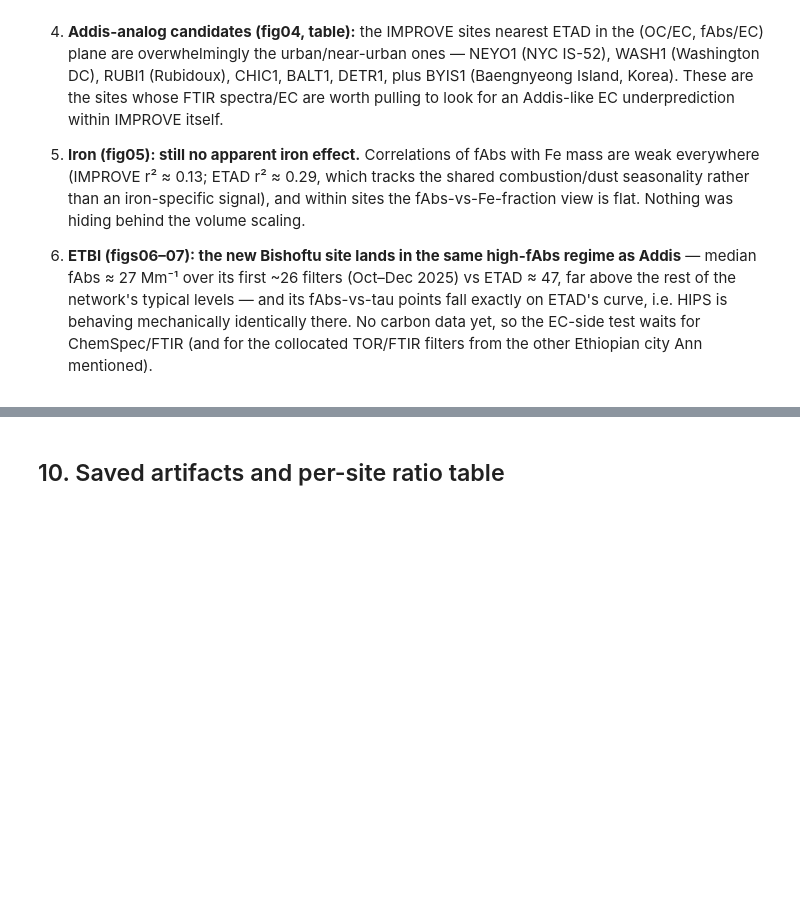
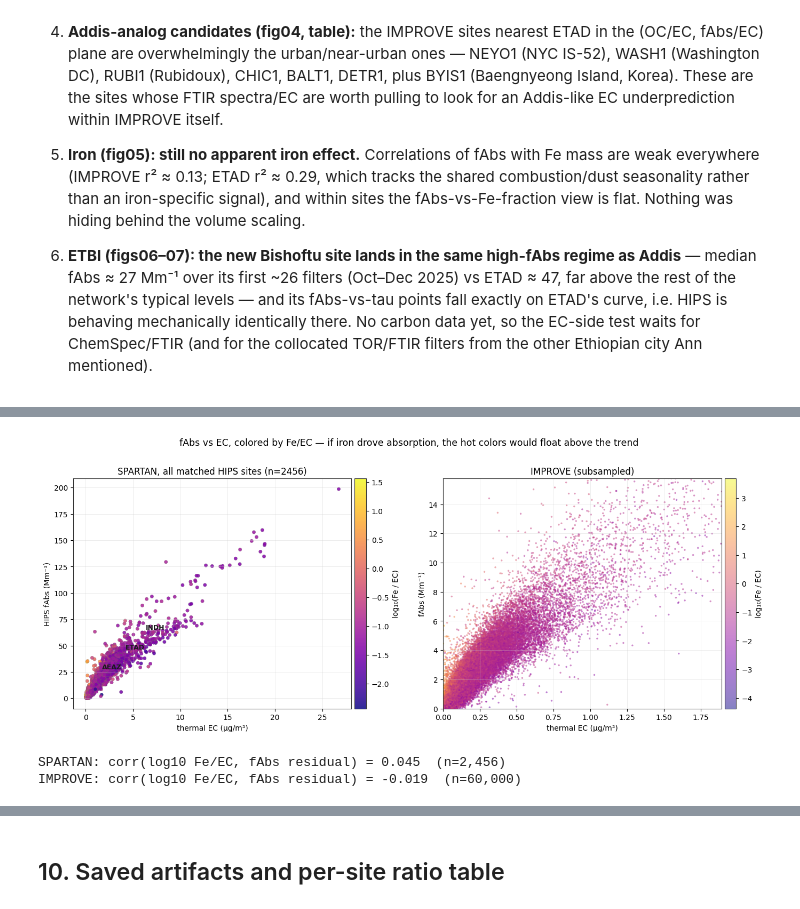
Before and after one commit to ahzs645/aethmodular, a Jupyter notebook: research/spartan/follow_up_mass_and_ratio_plots.ipynb, the cells around one changed output, grey strips where cells are left out. Saved outputs shown, nothing was run; the diff lists cells and outputs as text; code cells hidden in the pictures; blank space fills up the shorter version.

```diff
--- a/research/spartan/follow_up_mass_and_ratio_plots.ipynb
+++ b/research/spartan/follow_up_mass_and_ratio_plots.ipynb
@@ -684,0 +888,43 @@ etbi_summary.head(12)
+# %%
+fig, axes = plt.subplots(1, 2, figsize=(14, 5.6))
+
+d_sp = fe_all.dropna(subset=["Fe_EC", "Fabs", "EC_thermal"])
+d_sp = d_sp[(d_sp["EC_thermal"] > 0) & (d_sp["Fabs"] > 0) & (d_sp["Fe_EC"] > 0)]
+sc = axes[0].scatter(d_sp["EC_thermal"], d_sp["Fabs"], s=22, c=np.log10(d_sp["Fe_EC"]),
+                     cmap="plasma", alpha=0.85, edgecolor="0.4", linewidth=0.2)
+fig.colorbar(sc, ax=axes[0], pad=0.01).set_label("log₁₀(Fe / EC)")
+for site in ["ETAD", "AEAZ", "INDH"]:
+    g = d_sp[d_sp["Site"].eq(site)]
+    if len(g):
+        axes[0].annotate(site, (g["EC_thermal"].median(), g["Fabs"].median()),
+                         fontsize=9, fontweight="bold", color="0.1")
+axes[0].set_xlabel("thermal EC (µg/m³)")
+axes[0].set_ylabel("HIPS fAbs (Mm⁻¹)")
+axes[0].set_title(f"SPARTAN, all matched HIPS sites (n={len(d_sp)})")
+
+d_im = imp_valid.dropna(subset=["Fe_EC"])
+d_im = d_im[d_im["Fe_EC"] > 0].sample(min(60000, len(imp_valid)), random_state=0)
+sc = axes[1].scatter(d_im["ECf_Val"], d_im["fAbs_Val"], s=6, c=np.log10(d_im["Fe_EC"]),
+                     cmap="plasma", alpha=0.5, linewidths=0, rasterized=True)
+fig.colorbar(sc, ax=axes[1], pad=0.01).set_label("log₁₀(Fe / EC)")
+axes[1].set_xlim(0, d_im["ECf_Val"].quantile(0.995))
+axes[1].set_ylim(0, d_im["fAbs_Val"].quantile(0.995))
+axes[1].set_xlabel("thermal EC (µg/m³)")
+axes[1].set_ylabel("fAbs (Mm⁻¹)")
+axes[1].set_title("IMPROVE (subsampled)")
+fig.suptitle("fAbs vs EC, colored by Fe/EC — if iron drove absorption, the hot colors would float above the trend",
+             y=1.01, fontsize=12.5)
+fig.tight_layout()
+fig.savefig(FIG_DIR / "fig10_fabs_ec_colored_by_fe_ec.png", dpi=200, bbox_inches="tight")
+plt.show()
+
+# Quantify: within each network, does Fe/EC explain residual absorption?
+for name, d, xc, yc in [("SPARTAN", d_sp, "EC_thermal", "Fabs"), ("IMPROVE", d_im, "ECf_Val", "fAbs_Val")]:
+    st = calculate_regression_stats(d[xc], d[yc])
+    resid = d[yc] - (st["slope"] * d[xc] + st["intercept"])
+    r = np.corrcoef(np.log10(d["Fe_EC"]), resid)[0, 1]
+    print(f"{name}: corr(log10 Fe/EC, fAbs residual) = {r:.3f}  (n={len(d):,})")
+# %% [output]
+[figure, added]
+SPARTAN: corr(log10 Fe/EC, fAbs residual) = 0.045  (n=2,456)
+IMPROVE: corr(log10 Fe/EC, fAbs residual) = -0.019  (n=60,000)
```
Also changed, not shown: parts of 12 cells of this notebook, 6 other files.
